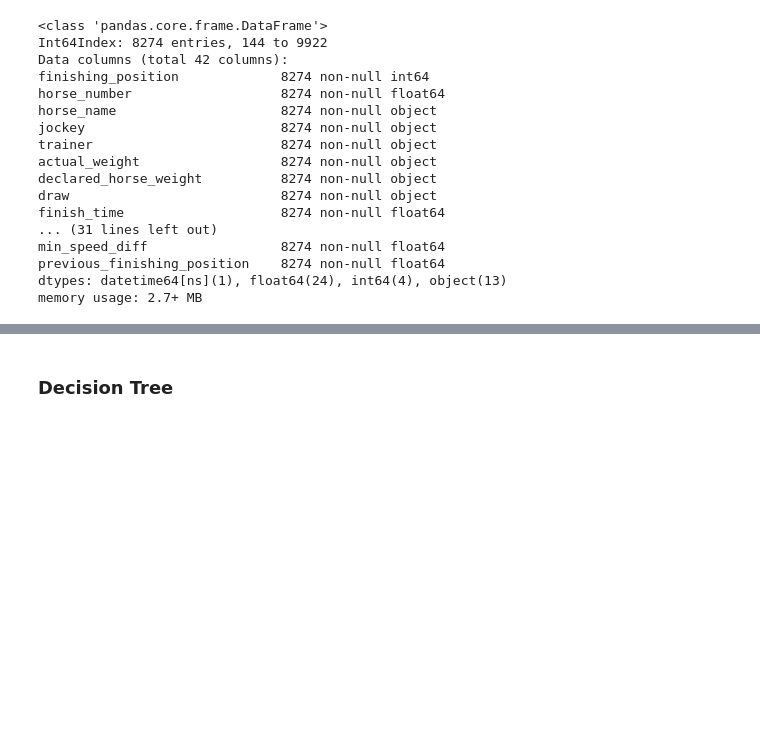
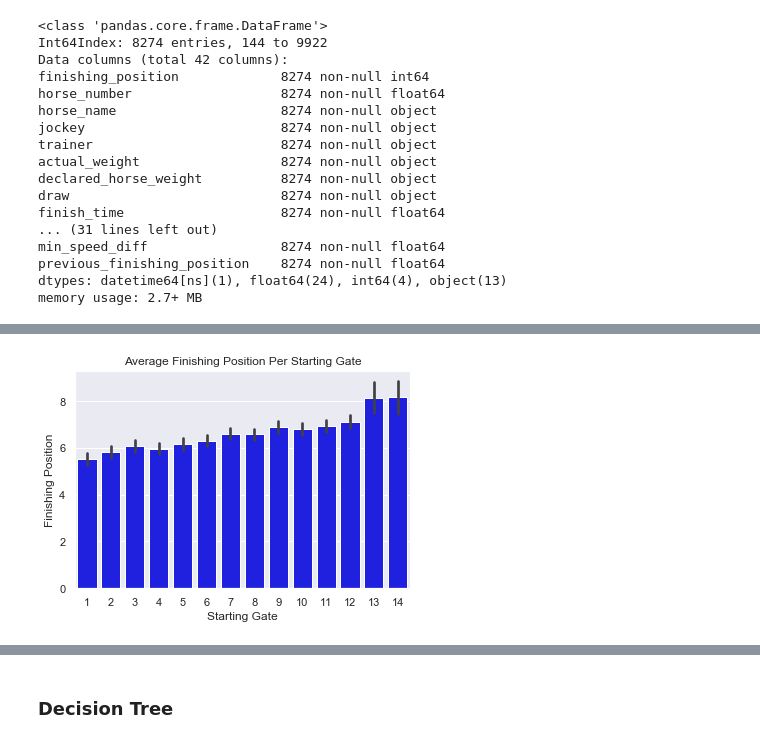
Before and after one commit to timhugele/Hong_Kong_Horse_Racing, a Jupyter notebook: Module_3_Project_HK_Horse_Racing.ipynb, the cells around one changed output, grey strips where cells are left out. Cells and saved outputs as stored; diff of their text form; code cells hidden in the pictures; blank space fills up the shorter version.

```diff
--- a/Module_3_Project_HK_Horse_Racing.ipynb
+++ b/Module_3_Project_HK_Horse_Racing.ipynb
@@ -683,0 +613,8 @@ memory usage: 2.7+ MB
+# %%
+sns.barplot(a, horse['finishing_position'], color = 'blue')
+plt.title("Average Finishing Position Per Starting Gate")
+plt.xlabel("Starting Gate")
+plt.ylabel("Finishing Position")
+plt.show()
+# %% [output]
+[figure, added]
```
Also changed, not shown: parts of 122 cells of this notebook.
